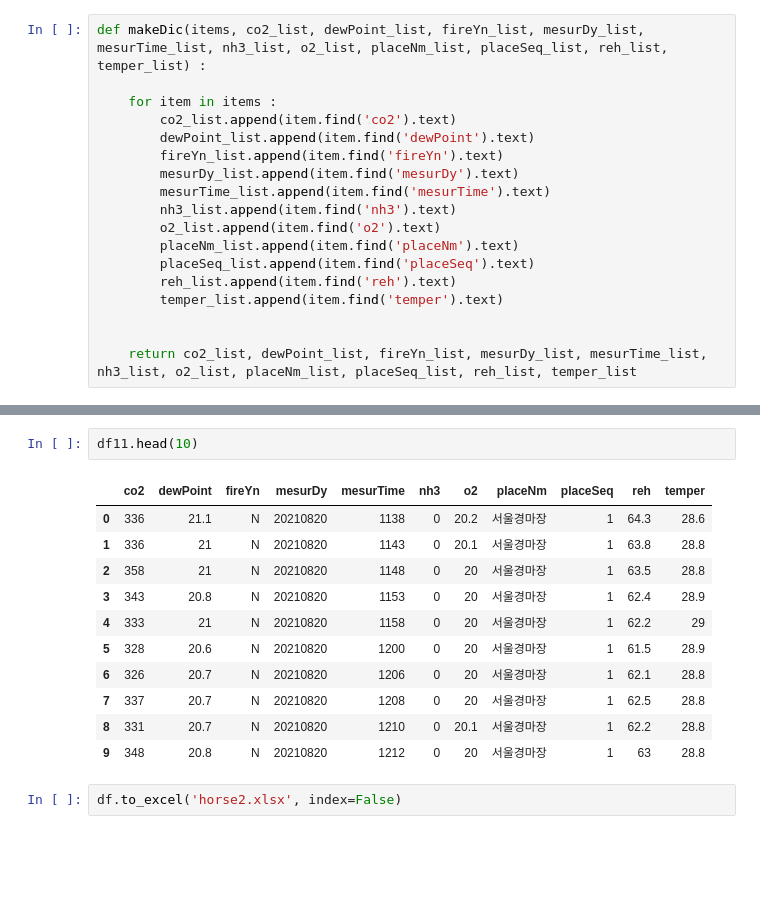
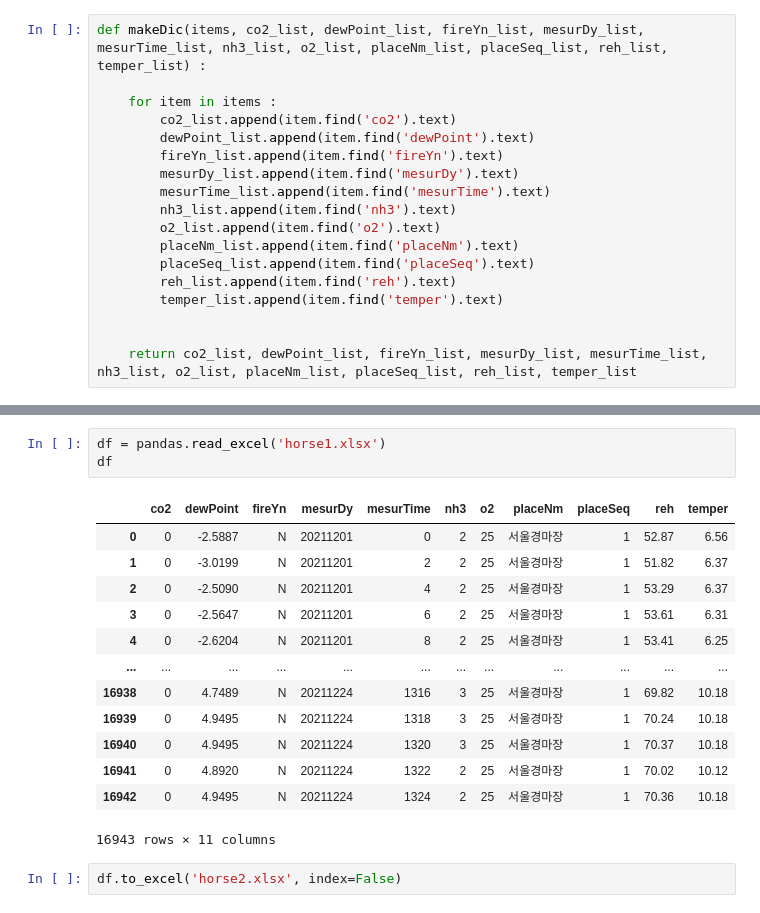
Before and after one commit to jadu9942/workspace_sts, a Jupyter notebook: python_study/파이썬_분석/마사회_2.ipynb, the cells around one changed output, grey strips where cells are left out. Cells and saved outputs as stored; diff of their text form; blank space fills up the shorter version.

```diff
--- a/python_study/파이썬_분석/마사회_2.ipynb
+++ b/python_study/파이썬_분석/마사회_2.ipynb
@@ -133,17 +123,20 @@ for search_date in data_list:
-# %%
-df11.head(10)
-# %% [output]
-|  | co2 | dewPoint | fireYn | mesurDy | mesurTime | nh3 | o2 | placeNm | placeSeq | reh | temper |
-| 0 | 336 | 21.1 | N | 20210820 | 1138 | 0 | 20.2 | 서울경마장 | 1 | 64.3 | 28.6 |
-| 1 | 336 | 21 | N | 20210820 | 1143 | 0 | 20.1 | 서울경마장 | 1 | 63.8 | 28.8 |
-| 2 | 358 | 21 | N | 20210820 | 1148 | 0 | 20 | 서울경마장 | 1 | 63.5 | 28.8 |
-| 3 | 343 | 20.8 | N | 20210820 | 1153 | 0 | 20 | 서울경마장 | 1 | 62.4 | 28.9 |
-| 4 | 333 | 21 | N | 20210820 | 1158 | 0 | 20 | 서울경마장 | 1 | 62.2 | 29 |
-| 5 | 328 | 20.6 | N | 20210820 | 1200 | 0 | 20 | 서울경마장 | 1 | 61.5 | 28.9 |
-| 6 | 326 | 20.7 | N | 20210820 | 1206 | 0 | 20 | 서울경마장 | 1 | 62.1 | 28.8 |
-| 7 | 337 | 20.7 | N | 20210820 | 1208 | 0 | 20 | 서울경마장 | 1 | 62.5 | 28.8 |
-| 8 | 331 | 20.7 | N | 20210820 | 1210 | 0 | 20.1 | 서울경마장 | 1 | 62.2 | 28.8 |
-| 9 | 348 | 20.8 | N | 20210820 | 1212 | 0 | 20 | 서울경마장 | 1 | 63 | 28.8 |
+# %%
+df = pandas.read_excel('horse1.xlsx')
+df
+# %% [output]
+|  | co2 | dewPoint | fireYn | mesurDy | mesurTime | nh3 | o2 | placeNm | placeSeq | reh | temper |
+| 0 | 0 | -2.5887 | N | 20211201 | 0 | 2 | 25 | 서울경마장 | 1 | 52.87 | 6.56 |
+| 1 | 0 | -3.0199 | N | 20211201 | 2 | 2 | 25 | 서울경마장 | 1 | 51.82 | 6.37 |
+| 2 | 0 | -2.5090 | N | 20211201 | 4 | 2 | 25 | 서울경마장 | 1 | 53.29 | 6.37 |
+| 3 | 0 | -2.5647 | N | 20211201 | 6 | 2 | 25 | 서울경마장 | 1 | 53.61 | 6.31 |
+| 4 | 0 | -2.6204 | N | 20211201 | 8 | 2 | 25 | 서울경마장 | 1 | 53.41 | 6.25 |
+| ... | ... | ... | ... | ... | ... | ... | ... | ... | ... | ... | ... |
+| 16938 | 0 | 4.7489 | N | 20211224 | 1316 | 3 | 25 | 서울경마장 | 1 | 69.82 | 10.18 |
+| 16939 | 0 | 4.9495 | N | 20211224 | 1318 | 3 | 25 | 서울경마장 | 1 | 70.24 | 10.18 |
+| 16940 | 0 | 4.9495 | N | 20211224 | 1320 | 3 | 25 | 서울경마장 | 1 | 70.37 | 10.18 |
+| 16941 | 0 | 4.8920 | N | 20211224 | 1322 | 2 | 25 | 서울경마장 | 1 | 70.02 | 10.12 |
+| 16942 | 0 | 4.9495 | N | 20211224 | 1324 | 2 | 25 | 서울경마장 | 1 | 70.36 | 10.18 |
+16943 rows × 11 columns
 # %%
 df.to_excel('horse2.xlsx', index=False)
 # %%
```
Also changed, not shown: parts of 11 cells of this notebook, 7 other files.
